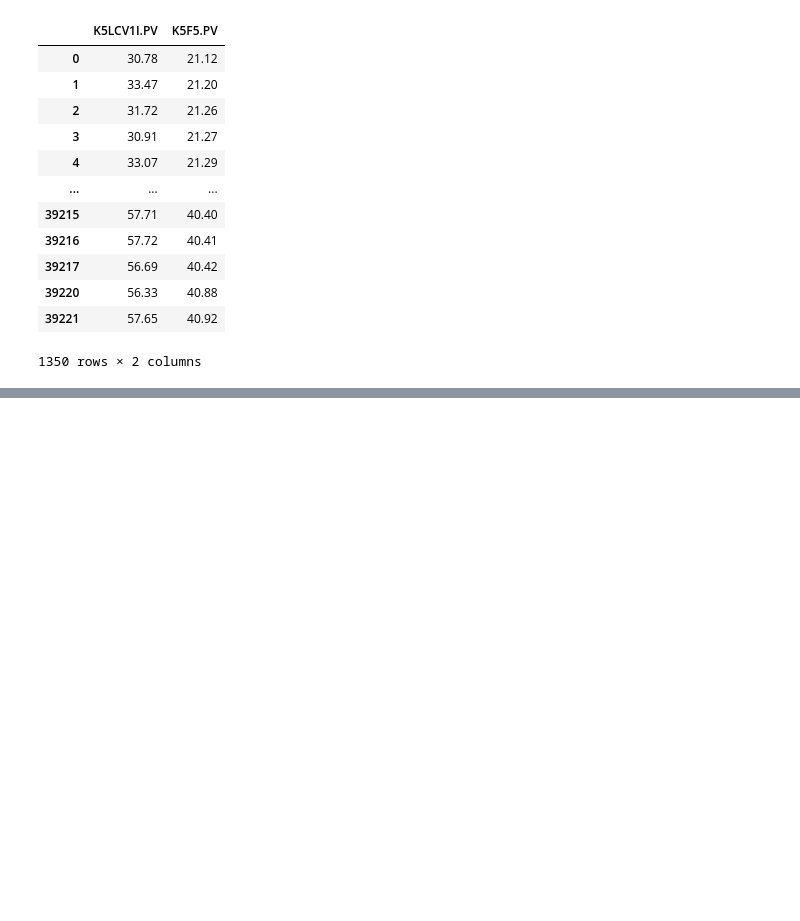
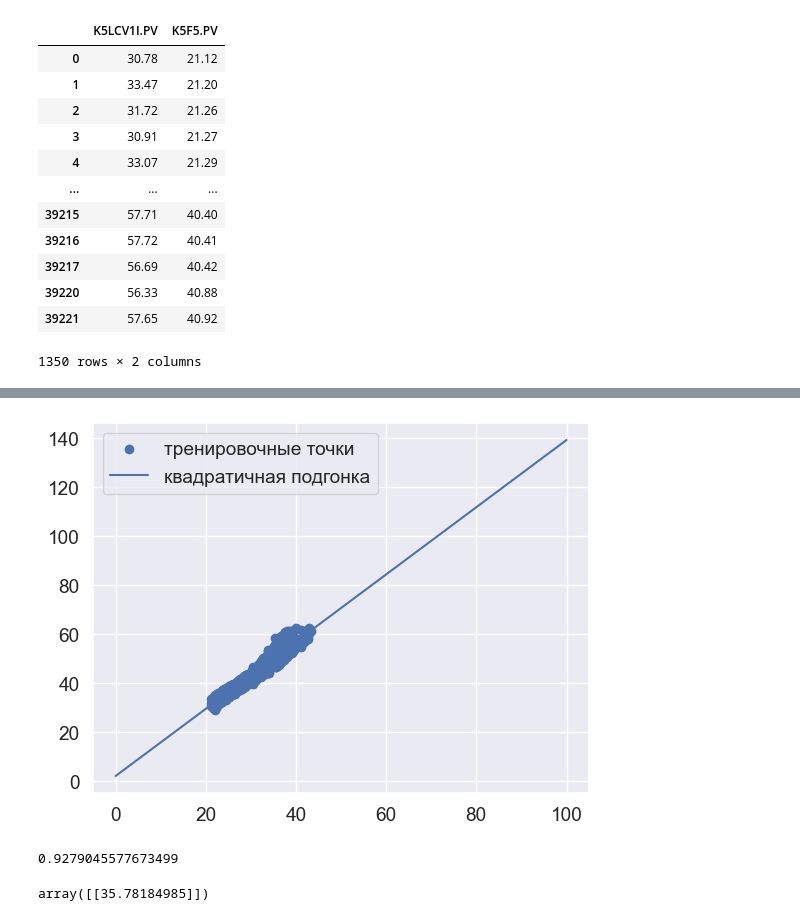
Before and after one commit to Graf35/energy-simulator, a Jupyter notebook: models/training_script/K5F5.ipynb, the cells around one changed output, grey strips where cells are left out. Drawn from its saved outputs; the diff is of its cells as text; code cells hidden in the pictures; blank space fills up the shorter version.

```diff
--- a/models/training_script/K5F5.ipynb
+++ b/models/training_script/K5F5.ipynb
@@ -197,0 +225,18 @@ array([[28.14361028]])
+# %%
+lasso = MultiTaskLassoCV(cv=5, random_state=10).fit(y, x)
+lasso.score(y, x)
+clf = Ridge(alpha=0.5)
+clf.fit(y, x)
+y_pr=clf.predict(task)
+plt.scatter(y, x, label = 'тренировочные точки')
+plt.plot(task, y_pr, label = 'квадратичная подгонка')
+plt.legend(loc='upper left')
+plt.show()
+clf.score(y_test, X_test)
+# %% [output]
+[figure, added]
+0.9279045577673499
+# %%
+clf.predict([[24.547]])
+# %% [output]
+array([[35.78184985]])
```
Also changed, not shown: parts of 15 cells of this notebook, 5 other files.
